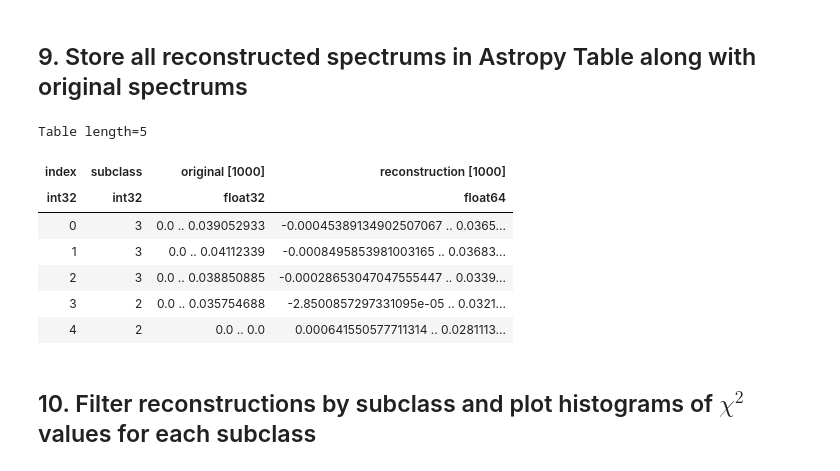
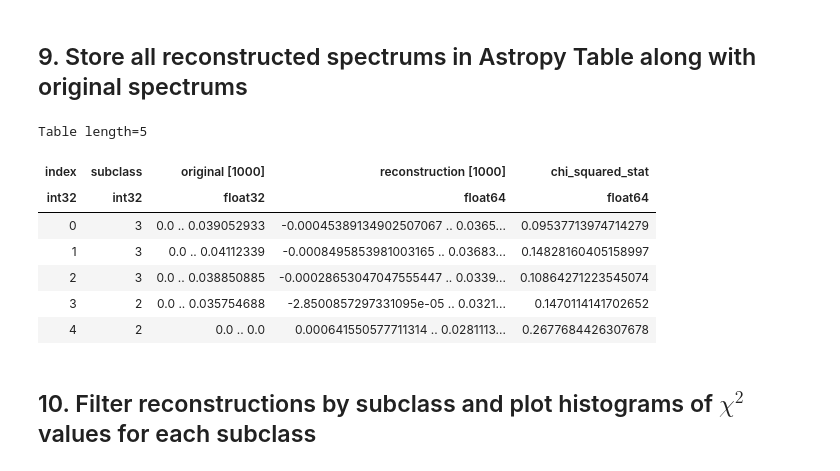
Before and after one commit to ksephton/ASTR-Leistedt-1, a Jupyter notebook: Spectra/PCA_4000spectra.ipynb, the cells around one changed output. Cells and saved outputs as stored; diff of their text form; code cells hidden in the pictures.

Commit message:
Added chi-squared test stats to Astropy table

```diff
--- a/Spectra/PCA_4000spectra.ipynb
+++ b/Spectra/PCA_4000spectra.ipynb
@@ -286,22 +286,22 @@ plt.show()
 # %%
 # %% Make an Astropy Table to store reconstruction data
 reconstruction_arr = np.zeros(X_norm_zeros.shape)
 for i in range(len(X_norm_zeros)):
     reconstruction_arr[i] = reconstruct_spectra(i, plot_fig=False)
 
-reconstruction_table = Table([np.arange(len(X_norm_zeros)), subclass, X_norm_zeros, reconstruction_arr],
-                                        names=('index', 'subclass', 'original', 'reconstruction'),)
+reconstruction_table = Table([np.arange(len(X_norm_zeros)), subclass, X_norm_zeros, reconstruction_arr, chi_arr],
+                                        names=('index', 'subclass', 'original', 'reconstruction', 'chi_squared_stat'),)
 
 reconstruction_table[:5]
 # %% [output]
 Table length=5
-| index | subclass | original [1000] | reconstruction [1000] |
-| int32 | int32 | float32 | float64 |
-| 0 | 3 | 0.0 .. 0.039052933 | -0.00045389134902507067 .. 0.0365... |
-| 1 | 3 | 0.0 .. 0.04112339 | -0.0008495853981003165 .. 0.03683... |
-| 2 | 3 | 0.0 .. 0.038850885 | -0.00028653047047555447 .. 0.0339... |
-| 3 | 2 | 0.0 .. 0.035754688 | -2.8500857297331095e-05 .. 0.0321... |
-| 4 | 2 | 0.0 .. 0.0 | 0.000641550577711314 .. 0.0281113... |
+| index | subclass | original [1000] | reconstruction [1000] | chi_squared_stat |
+| int32 | int32 | float32 | float64 | float64 |
+| 0 | 3 | 0.0 .. 0.039052933 | -0.00045389134902507067 .. 0.0365... | 0.09537713974714279 |
+| 1 | 3 | 0.0 .. 0.04112339 | -0.0008495853981003165 .. 0.03683... | 0.14828160405158997 |
+| 2 | 3 | 0.0 .. 0.038850885 | -0.00028653047047555447 .. 0.0339... | 0.10864271223545074 |
+| 3 | 2 | 0.0 .. 0.035754688 | -2.8500857297331095e-05 .. 0.0321... | 0.1470114141702652 |
+| 4 | 2 | 0.0 .. 0.0 | 0.000641550577711314 .. 0.0281113... | 0.2677684426307678 |
 # %% [markdown]
 ## 10. Filter reconstructions by subclass and plot histograms of $\chi^2$ values for each subclass
 # %%
```
